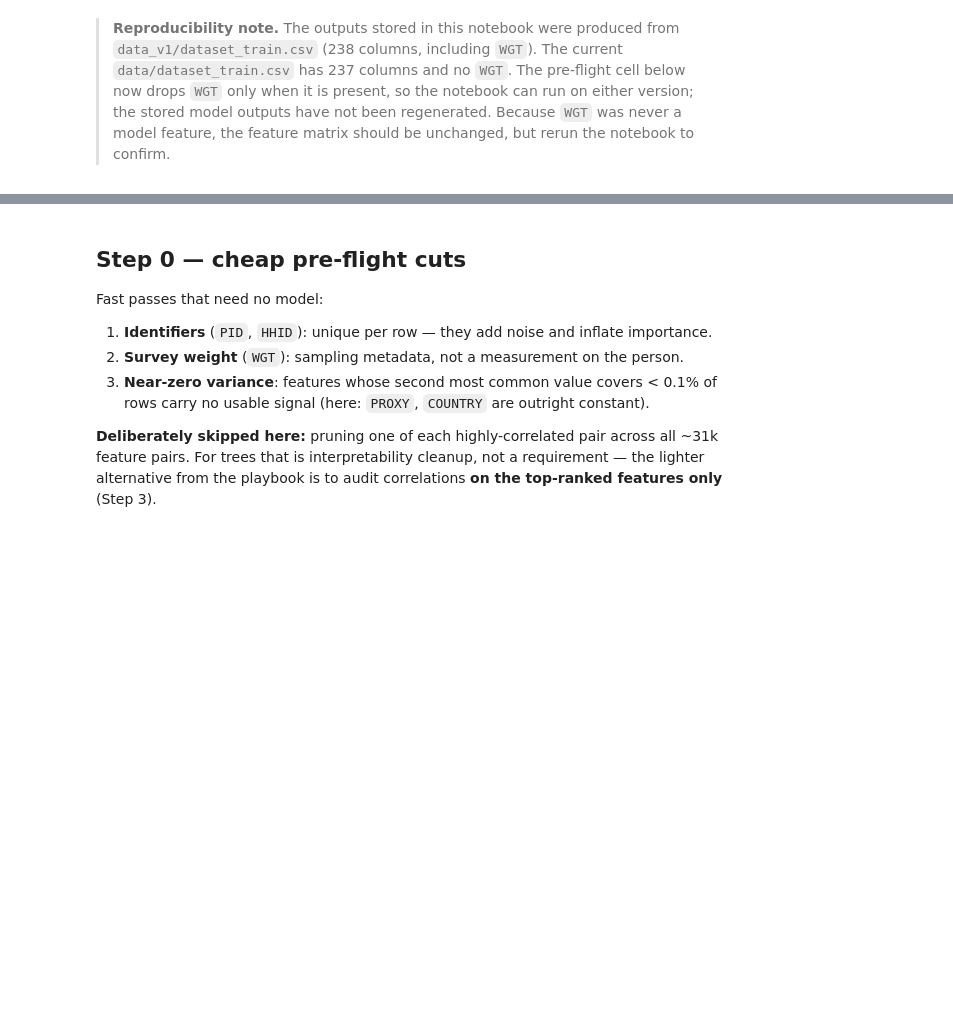
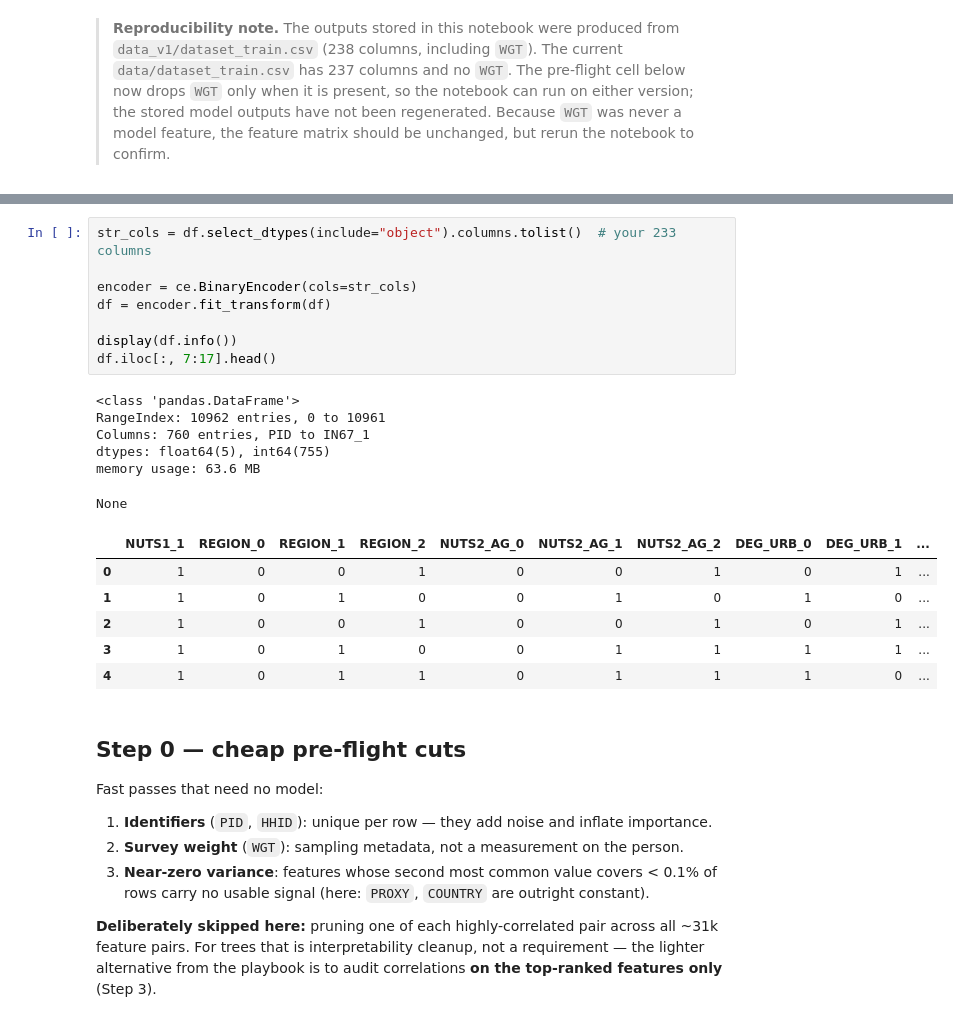
Before and after one commit to isaias-dias-machado/daa, a Jupyter notebook: tp/notebooks/01.ipynb, the cells around one changed output, grey strips where cells are left out. Drawn from its saved outputs; the diff is of its cells as text; blank space fills up the shorter version.

```diff
--- a/tp/notebooks/01.ipynb
+++ b/tp/notebooks/01.ipynb
@@ -70,3 +96,24 @@ majority-class baseline accuracy: 0.097
+# %%
+str_cols = df.select_dtypes(include="object").columns.tolist()  # your 233 columns
+
+encoder = ce.BinaryEncoder(cols=str_cols)
+df = encoder.fit_transform(df)
+
+display(df.info())
+df.iloc[:, 7:17].head()
+# %% [output]
+<class 'pandas.DataFrame'>
+RangeIndex: 10962 entries, 0 to 10961
+Columns: 760 entries, PID to IN67_1
+dtypes: float64(5), int64(755)
+memory usage: 63.6 MB
+None
+|  | NUTS1_1 | REGION_0 | REGION_1 | REGION_2 | NUTS2_AG_0 | NUTS2_AG_1 | NUTS2_AG_2 | DEG_URB_0 | DEG_URB_1 | ... |
+| 0 | 1 | 0 | 0 | 1 | 0 | 0 | 1 | 0 | 1 | ... |
+| 1 | 1 | 0 | 1 | 0 | 0 | 1 | 0 | 1 | 0 | ... |
+| 2 | 1 | 0 | 0 | 1 | 0 | 0 | 1 | 0 | 1 | ... |
+| 3 | 1 | 0 | 1 | 0 | 0 | 1 | 1 | 1 | 1 | ... |
+| 4 | 1 | 0 | 1 | 1 | 0 | 1 | 1 | 1 | 0 | ... |
 # %% [markdown]
 ## Step 0 — cheap pre-flight cuts
 
```
Also changed, not shown: parts of 4 cells of this notebook, 5 other files.
